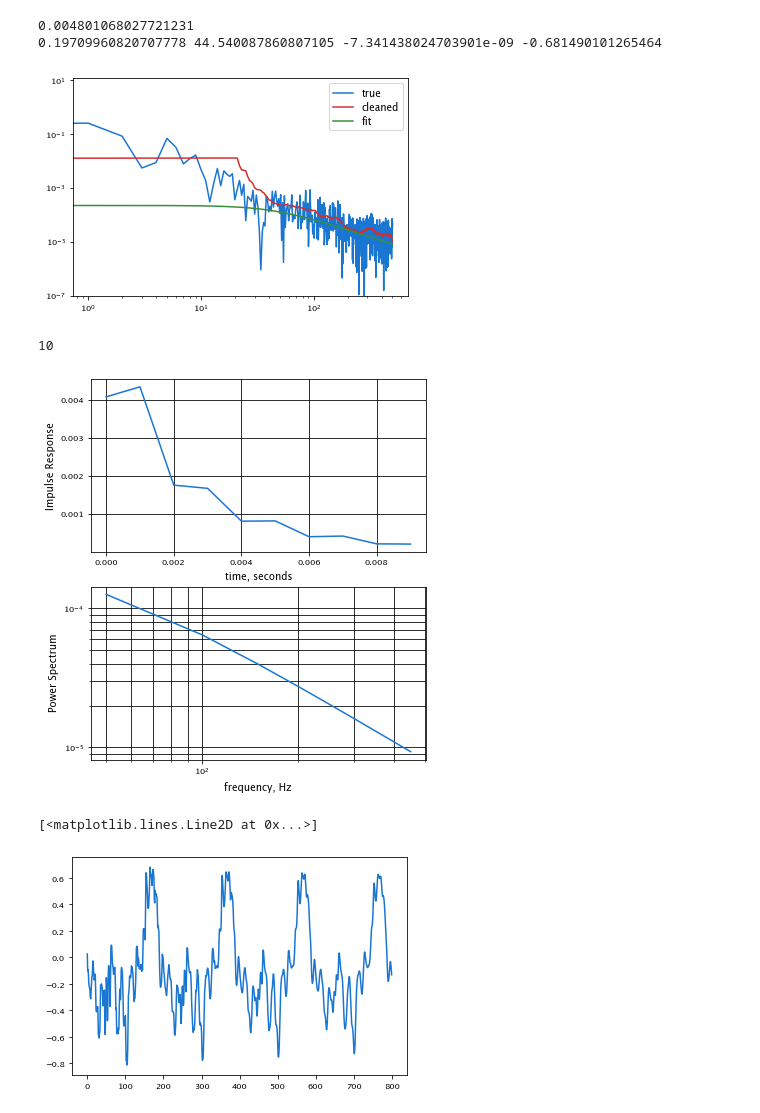
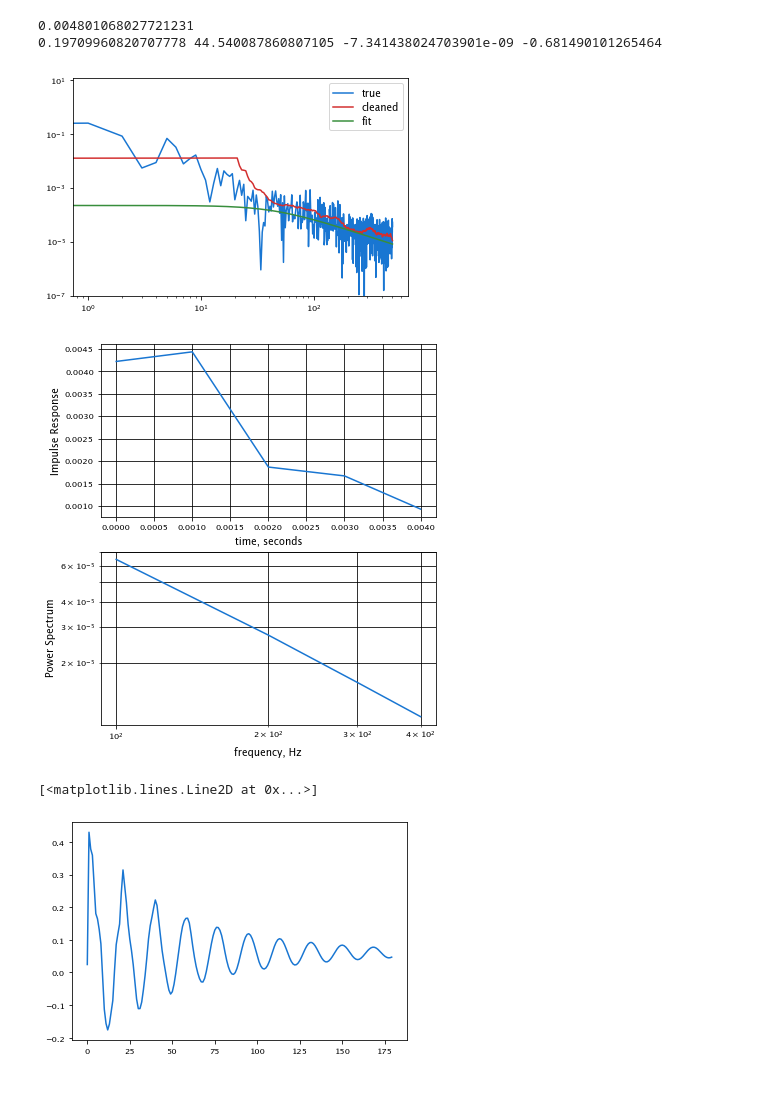
Before and after one commit to aditya-sengupta/tip-tilt-control, a Jupyter notebook: control/dev/final_tester.ipynb, the cells around one changed output. Cells and saved outputs as stored; diff of their text form; code cells hidden in the pictures.

```diff
--- a/control/dev/final_tester.ipynb
+++ b/control/dev/final_tester.ipynb
@@ -6,15 +6,13 @@ from controller import *
 # %%
-impulse = make_impulse(truth[:1000], plot=True)
-len(impulse)
+impulse = make_impulse(truth[:1000], N=10, plot=True)
 # %% [output]
 0.004801068027721231
 0.19709960820707778 44.540087860807105 -7.341438024703901e-09 -0.681490101265464
 [figure]
-10
-[figure, old version]
+[figure, new version]
 # %%
-kalman.kfilter.state = truth[:200]
-plt.plot(kalman.kfilter.run(truth[200:]))
+kalman.kfilter.state = truth[:kalman.kfilter.state.size]
+plt.plot(kalman.kfilter.run(truth[kalman.kfilter.state.size:200]))
 # %% [output]
 [<matplotlib.lines.Line2D at 0x...>]
-[figure, old version]
+[figure, new version]
```
Also changed, not shown: parts of 1 cell of this notebook, 3 other files.
